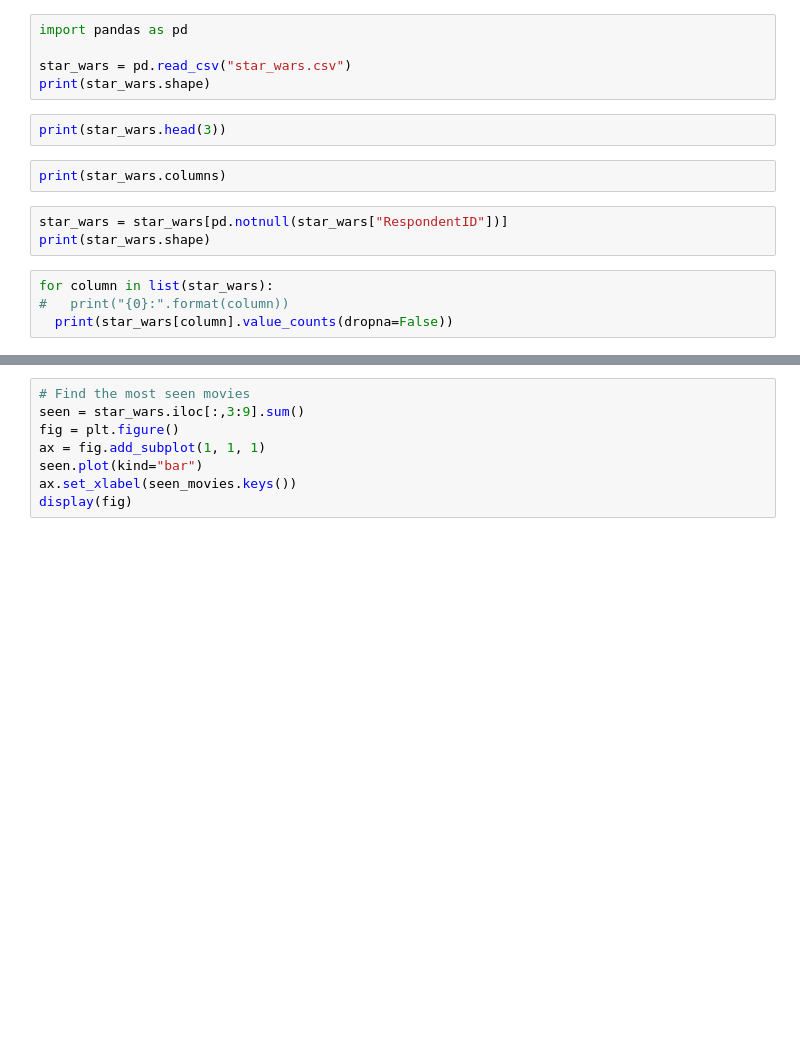
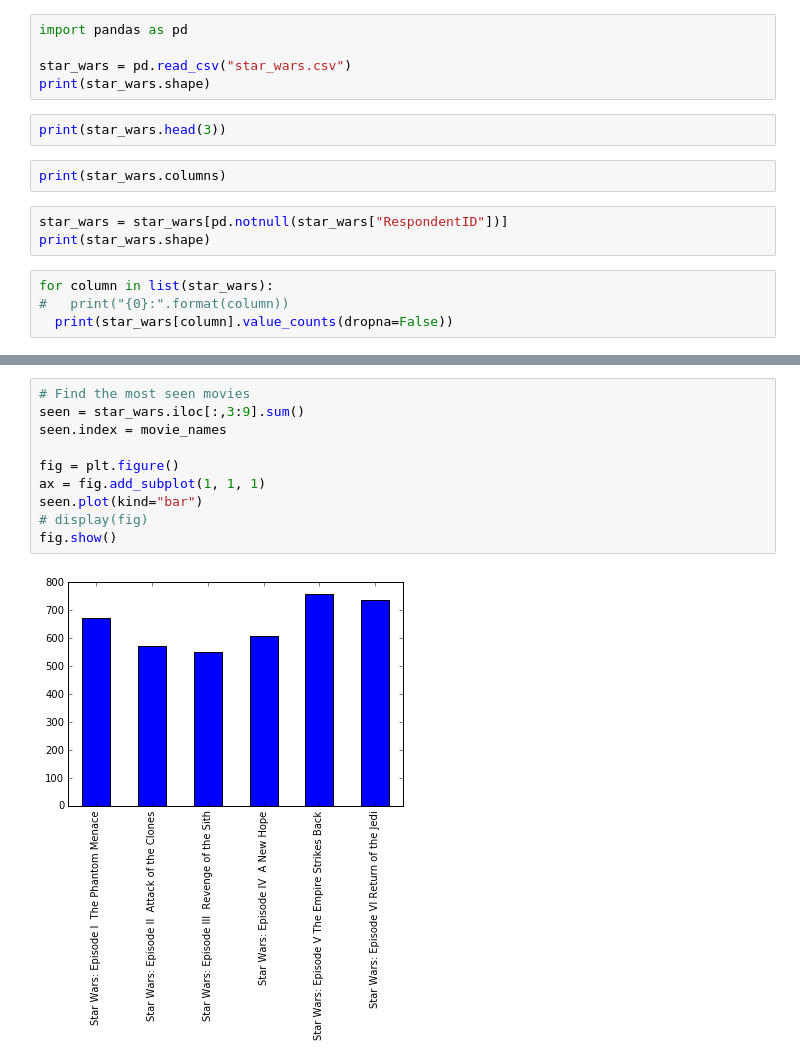
Before and after one commit to foxan/dataquest, a Jupyter notebook: Data Exploration/Guided Project - Star Wars survey.ipynb, the cells around one changed output, grey strips where cells are left out. Saved outputs shown, nothing was run; the diff lists cells and outputs as text; blank space fills up the shorter version.

```diff
--- a/Data Exploration/Guided Project - Star Wars survey.ipynb
+++ b/Data Exploration/Guided Project - Star Wars survey.ipynb
@@ -96,11 +116,15 @@ display(fig)
 # %%
 # Find the most seen movies
 seen = star_wars.iloc[:,3:9].sum()
+seen.index = movie_names
+
 fig = plt.figure()
 ax = fig.add_subplot(1, 1, 1)
 seen.plot(kind="bar")
-ax.set_xlabel(seen_movies.keys())
-display(fig)
+# display(fig)
+fig.show()
+# %% [output]
+[figure, added]
 # %%
 males = star_wars[star_wars["Gender"] == "Male"]
 females = star_wars[star_wars["Gender"] == "Female"]
```
Also changed, not shown: parts of 5 cells of this notebook, 13 other files.
